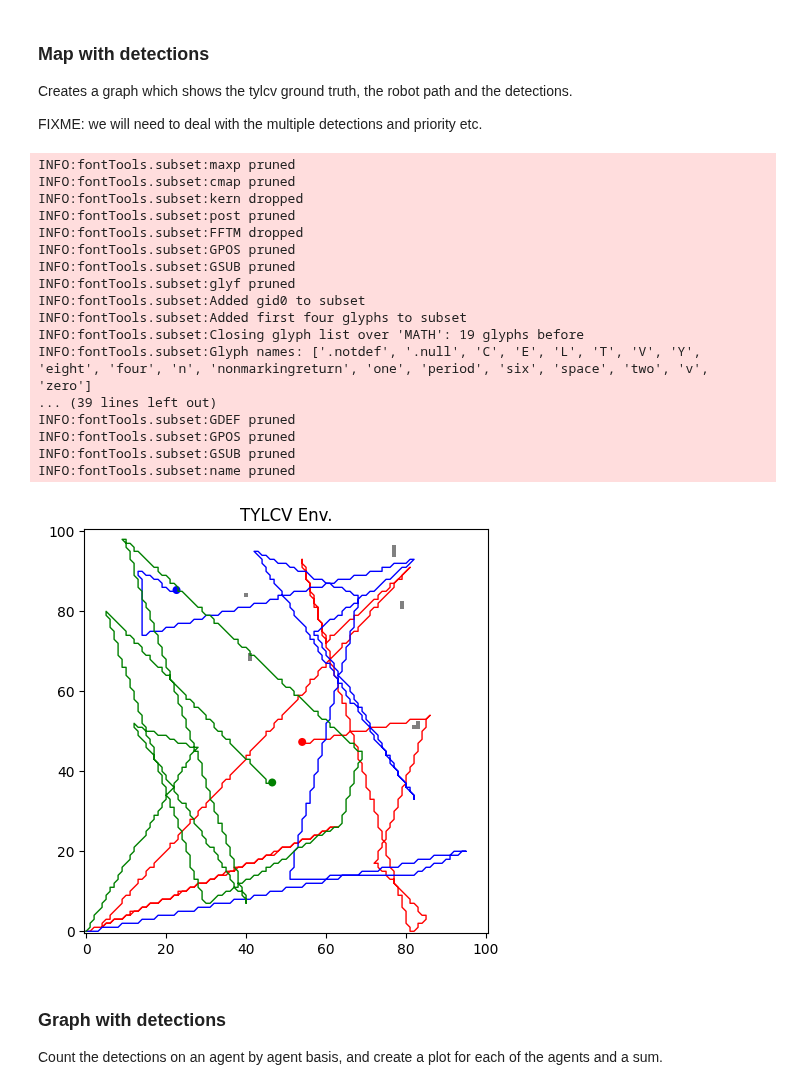
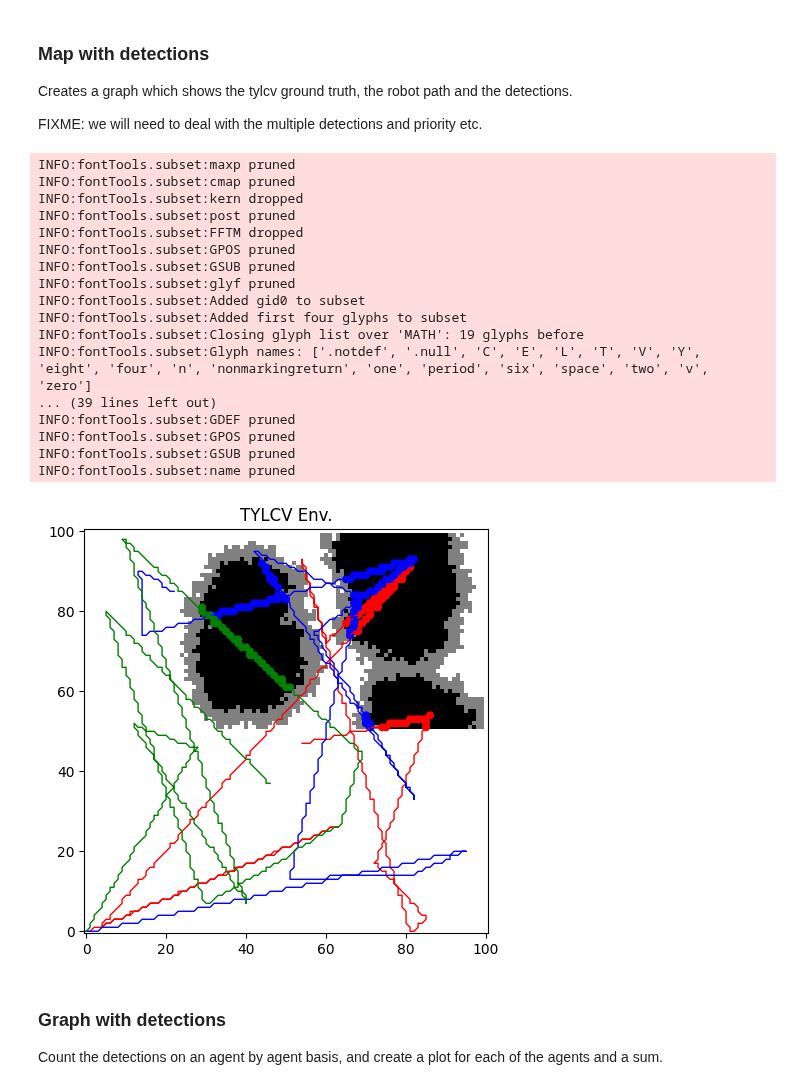
Before and after one commit to lboloni/WaterberryFarms, a Jupyter notebook: notebooks/MRMR-Visualize.ipynb, the cells around one changed output. Drawn from its saved outputs; the diff is of its cells as text; code cells hidden in the pictures.

```diff
--- a/notebooks/MRMR-Visualize.ipynb
+++ b/notebooks/MRMR-Visualize.ipynb
@@ -25,9 +25,9 @@ import wbf_figures
 # the experiment for the robot run
 experiment = "nrobot1day"
 
-run = "mrmr-3random"
+# run = "mrmr-3random"
 # run = "mrmr-3lawnmowers"
-# run = "mrmr-lead-2bidders"
+run = "mrmr-lead-2bidders"
 
 exp = Config().get_experiment(experiment, run)
 pprint(exp)
@@ -70,28 +67,28 @@ FIXME: we will need to deal with the multiple detections and priority etc.
 # %%
 fig, ax = plt.subplots(1,1)
 wbf_figures.show_env_tylcv(results, ax)
-wbf_figures.show_robot_path(results, ax, draw_robot=True)
-wbf_figures.show_detections(results, ax, field="Soil")
+wbf_figures.show_robot_path(results, ax, draw_robot=False)
+wbf_figures.show_detections(results, ax, field="TYLCV", radius=1.0)
 plt.savefig(pathlib.Path(exp["data_dir"], "detections-map.pdf"))
 # %% [output]
 INFO:fontTools.subset:maxp pruned
 INFO:fontTools.subset:cmap pruned
 INFO:fontTools.subset:kern dropped
 INFO:fontTools.subset:post pruned
 INFO:fontTools.subset:FFTM dropped
 INFO:fontTools.subset:GPOS pruned
 INFO:fontTools.subset:GSUB pruned
 INFO:fontTools.subset:glyf pruned
 INFO:fontTools.subset:Added gid0 to subset
 INFO:fontTools.subset:Added first four glyphs to subset
 INFO:fontTools.subset:Closing glyph list over 'MATH': 19 glyphs before
 INFO:fontTools.subset:Glyph names: ['.notdef', '.null', 'C', 'E', 'L', 'T', 'V', 'Y', 'eight', 'four', 'n', 'nonmarkingreturn', 'one', 'period', 'six', 'space', 'two', 'v', 'zero']
 ... (39 lines left out)
 INFO:fontTools.subset:GDEF pruned
 INFO:fontTools.subset:GPOS pruned
 INFO:fontTools.subset:GSUB pruned
 INFO:fontTools.subset:name pruned
-[figure, old version]
+[figure, new version]
 # %% [markdown]
 ### Graph with detections
 
```
Also changed, not shown: parts of 2 cells of this notebook, 8 other files.
